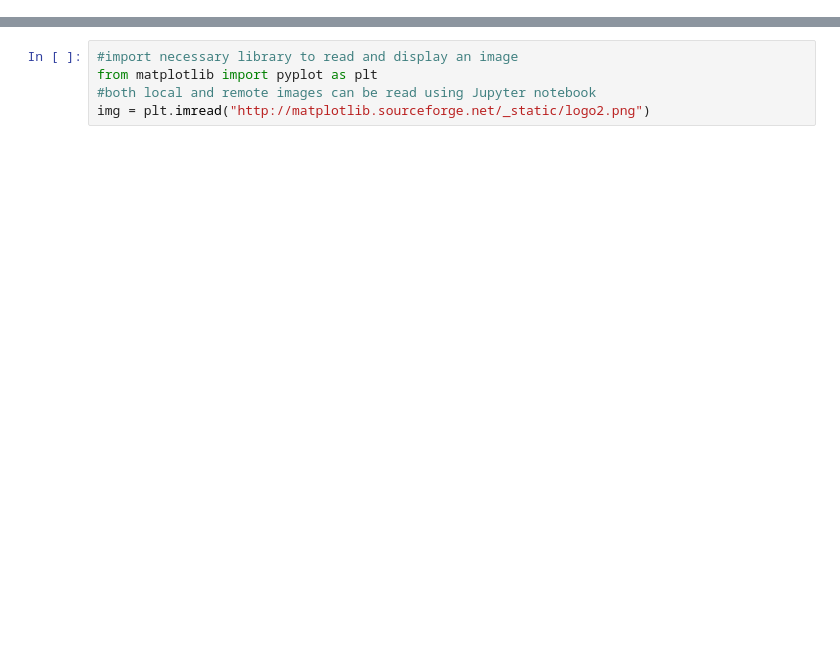
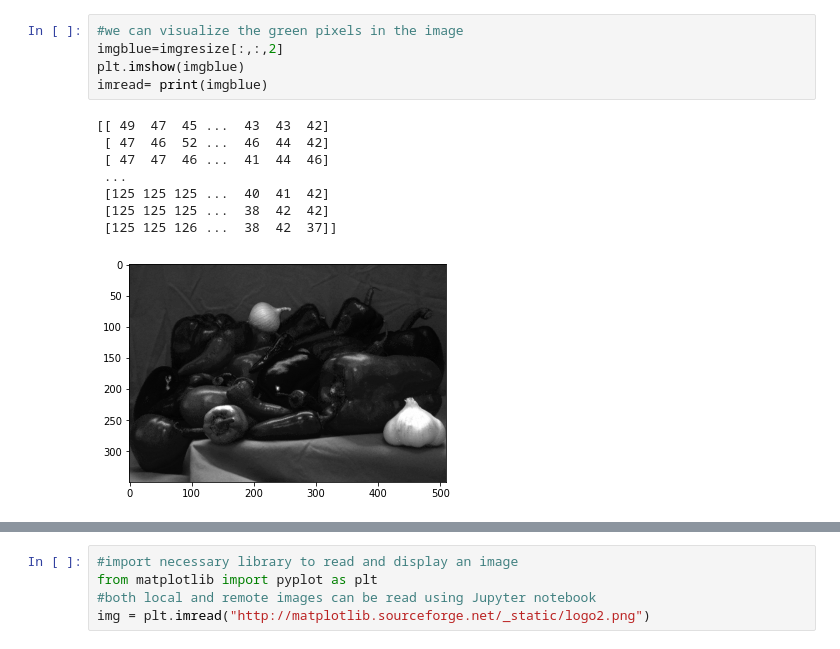
Before and after one commit to seyrankhademi/Interactive_Arch_Q3_P1, a Jupyter notebook: Interactive_Arch_Q3_P1.ipynb, the cells around one changed output, grey strips where cells are left out. Cells and saved outputs as stored; diff of their text form; blank space fills up the shorter version.

```diff
--- a/Interactive_Arch_Q3_P1.ipynb
+++ b/Interactive_Arch_Q3_P1.ipynb
@@ -2,0 +109,14 @@
+# %%
+#we can visualize the green pixels in the image
+imgblue=imgresize[:,:,2]
+plt.imshow(imgblue)
+imread= print(imgblue)
+# %% [output]
+[[ 49  47  45 ...  43  43  42]
+ [ 47  46  52 ...  46  44  42]
+ [ 47  47  46 ...  41  44  46]
+ ...
+ [125 125 125 ...  40  41  42]
+ [125 125 125 ...  38  42  42]
+ [125 125 126 ...  38  42  37]]
+[figure, added]
```
Also changed, not shown: parts of 18 cells of this notebook.
